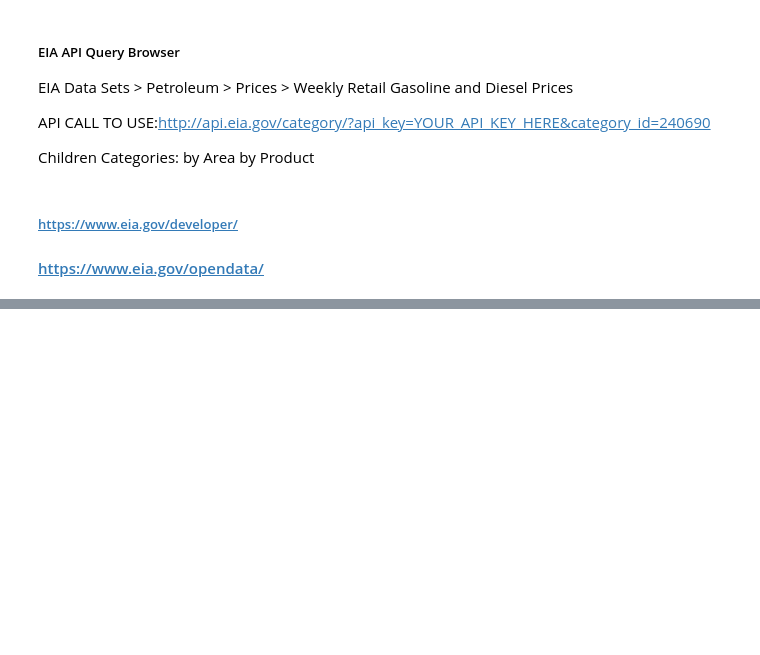
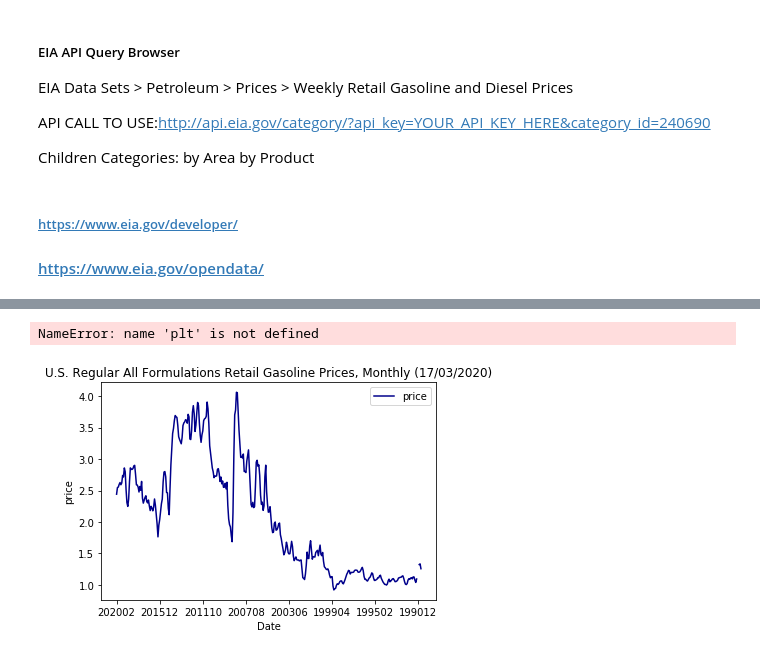
Before and after one commit to Eng-Hisham991/National_Park_Analysis, a Jupyter notebook: getGasPricesWIP.ipynb, the cells around one changed output, grey strips where cells are left out. Cells and saved outputs as stored; diff of their text form; code cells hidden in the pictures; blank space fills up the shorter version.

```diff
--- a/getGasPricesWIP.ipynb
+++ b/getGasPricesWIP.ipynb
@@ -139,0 +151,7 @@ http://api.eia.gov/category/?api_key=&category_id=711295
+# %%
+# A function to correctly label plots
+def label_plot(plt,plot_title, x_axis, y_axis, ts):
+    # plot the title and axes labels
+    plt.set_title(plot_title + ' (' + ts + ')')
+    plt.set_xlabel(x_axis)
+    plt.set_ylabel(y_axis)
@@ -139,0 +186,15 @@ http://api.eia.gov/category/?api_key=&category_id=711295
+# %%
+from datetime import date
+import datetime
+
+
+today = date.today()
+# dd/mm/YY
+ts = today.strftime("%d/%m/%Y")
+
+from datetime import datetime
+
+str = '9-15-18'
+date_object = datetime.strptime(str, '%m-%d-%y')
+
+print(date_object)
@@ -139,0 +203,15 @@ http://api.eia.gov/category/?api_key=&category_id=711295
+# %%
+import datetime
+
+# prices_df['date']
+dates = []
+for date in prices_df['date']:
+    x = datetime.datetime.strptime(date, '%Y%m')
+#     print(x.year)
+#     print(x.month)
+    dates.append(f"{x.month}/{x.year}")
+
+prices_df['formatted_date'] = dates
+
+#prices_df['date'] = df['date'].astype('datetime64[ns]')
+prices_df
@@ -139,0 +247,10 @@ http://api.eia.gov/category/?api_key=&category_id=711295
+# %%
+ax1 = prices_df.plot.line(x='date',
+                          y='price',
+                          c='DarkBlue')
+label_plot(ax1, chart_title, "Date", "price", ts )
+plt.savefig(f'../output_data/{chart_title}.png')
+plt.show()
+# %% [output]
+NameError: name 'plt' is not defined
+[figure, added]
```
Also changed, not shown: parts of 10 cells of this notebook, 1 other file.
